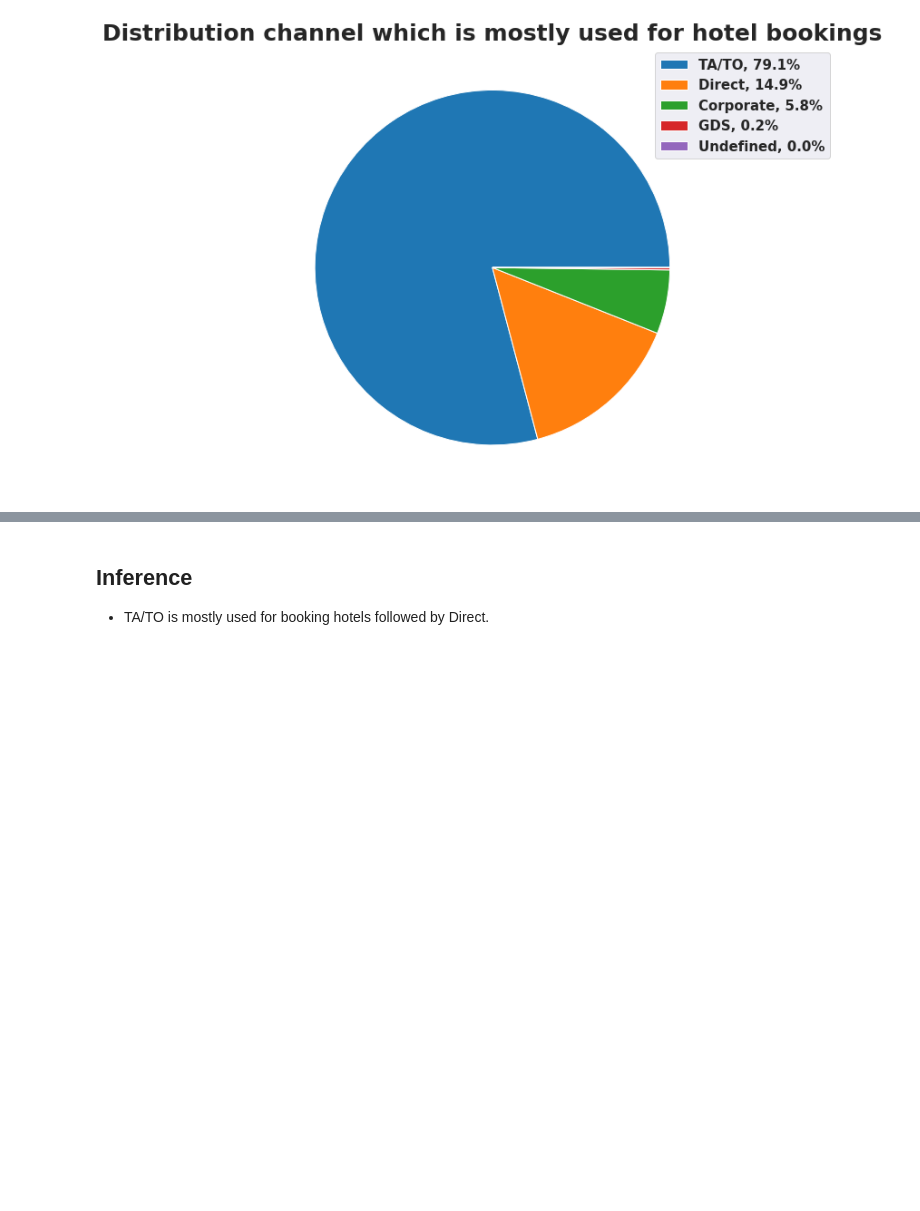
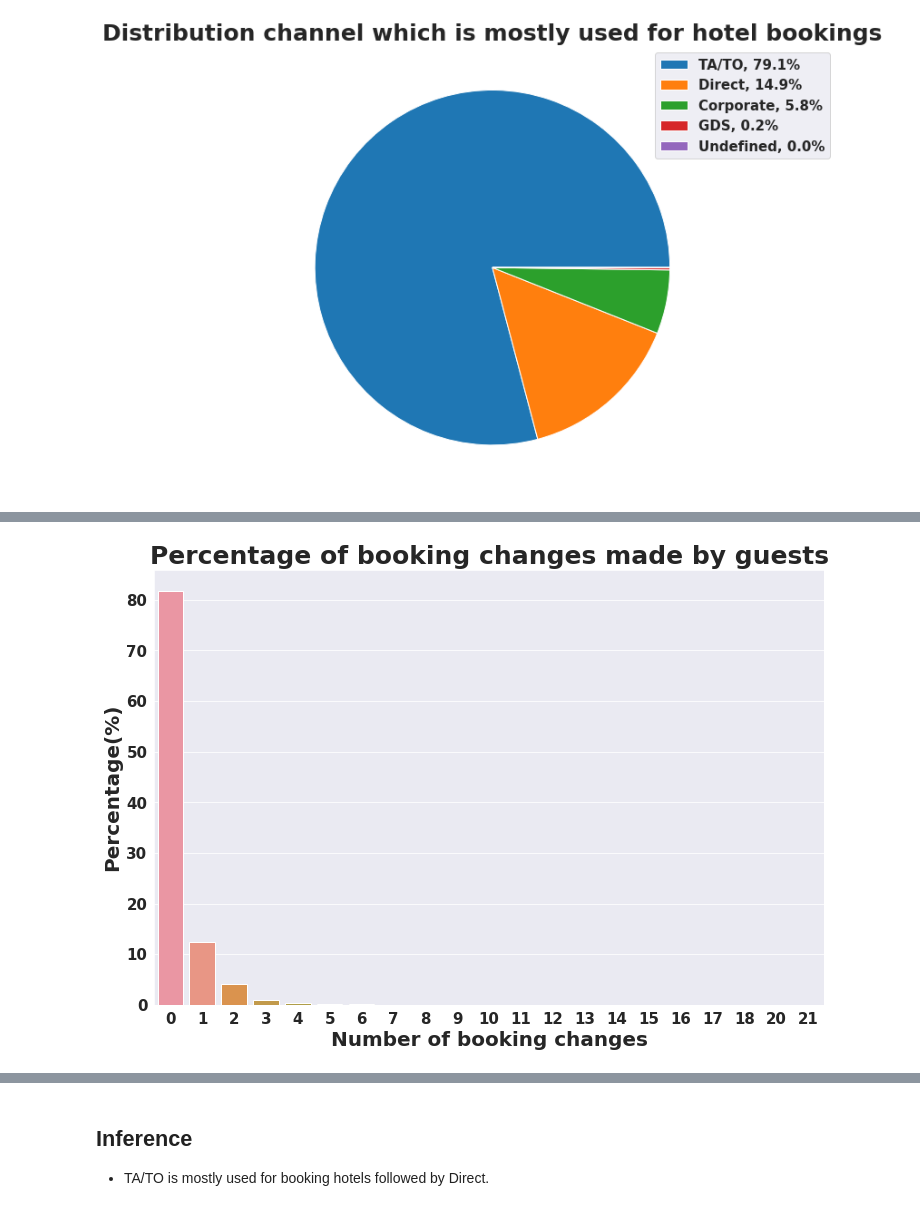
Before and after one commit to SaitejBhimnath/Exploratory-Data-Analysis-Capstone-Project-1, a Jupyter notebook: Hotel_Bookings_Analysis_Capstone_Project_1.ipynb, the cells around one changed output, grey strips where cells are left out. Drawn from its saved outputs; the diff is of its cells as text; code cells hidden in the pictures; blank space fills up the shorter version.

Commit message:
Fifth Commit (Solved few questions for exploratory data analysis with charts)

```diff
--- a/Hotel_Bookings_Analysis_Capstone_Project_1.ipynb
+++ b/Hotel_Bookings_Analysis_Capstone_Project_1.ipynb
@@ -763,0 +766,4 @@ plt.title('Distribution channel which is mostly used for hotel bookings');
+# %%
+#check booking changes made buy guests
+booking_changes_df=df['booking_changes'].value_counts().reset_index().rename(columns={'index': "number_booking_changes",'booking_changes':'Counts'})
+booking_changes_df
@@ -763,0 +788,9 @@ plt.title('Distribution channel which is mostly used for hotel bookings');
+# %%
+#plot percentage of booking changes made by guest
+plt.figure(figsize=(12,8))
+sns.barplot(x=booking_changes_df['number_booking_changes'],y=booking_changes_df['Counts']*100/df.shape[0])
+plt.xlabel('Number of booking changes')
+plt.ylabel('Percentage(%)')
+plt.title("Percentage of booking changes made by guests");
+# %% [output]
+[figure, added]
```
Also changed, not shown: parts of 20 cells of this notebook.
